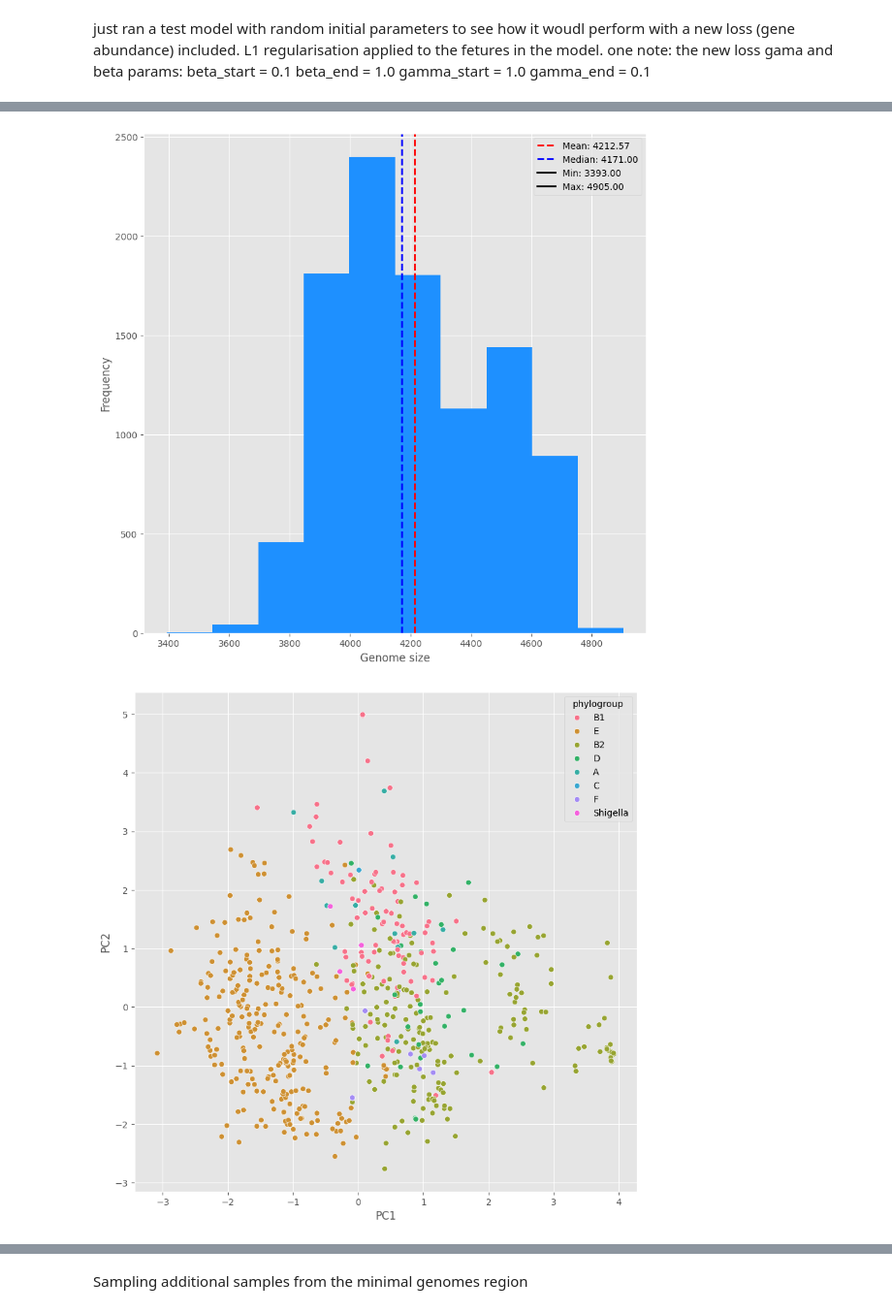
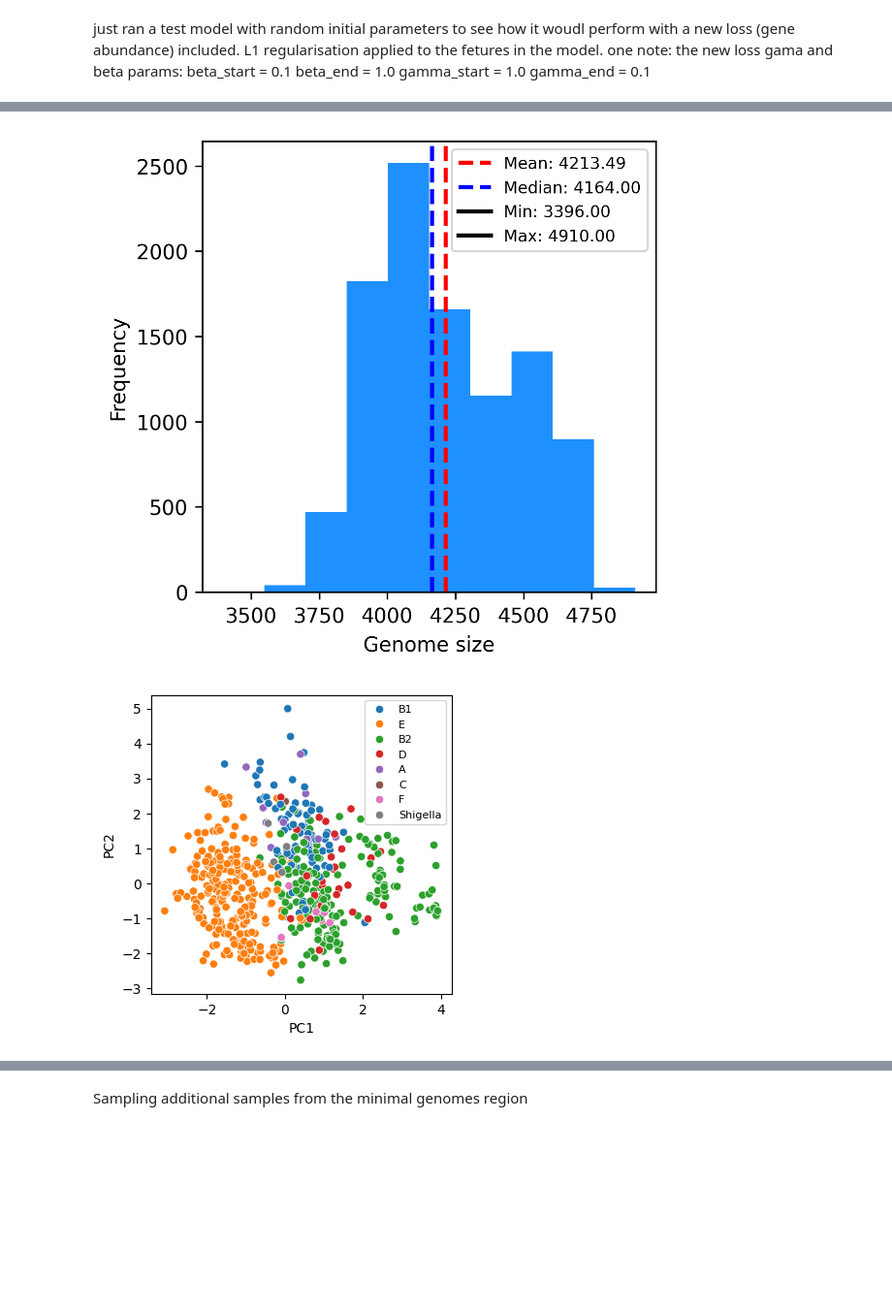
Before and after one commit to stacyshcherbakova/genome-minimiser, a Jupyter notebook: genomes/2_new_loss/main_final_dataset_new_loss.ipynb, the cells around one changed output, grey strips where cells are left out. Shown at 97% size. Cells and saved outputs as stored; diff of their text form; code cells hidden in the pictures; blank space fills up the shorter version.

```diff
--- a/genomes/2_new_loss/main_final_dataset_new_loss.ipynb
+++ b/genomes/2_new_loss/main_final_dataset_new_loss.ipynb
@@ -15,14 +15,14 @@ from sklearn.model_selection import train_test_split
 from directories import *
 from VAE_models.VAE_model import *
 from VAE_models.VAE_model_enhanced import *
-from VAE_models.VAE_model_2 import *
-from VAE_models.VAE_model_single import *
+# from VAE_models.VAE_model_2 import *
+# from VAE_models.VAE_model_single import *
 from training import *
 from extras import *
 from sklearn.decomposition import PCA
 from collections import defaultdict
 
-plt.style.use('ggplot')
+# plt.style.use('ggplot')
 device = torch.device("cuda" if torch.cuda.is_available() else "cpu")
 # %%
 print(f"Current working directory: {current_dir}")
@@ -815,21 +696,23 @@ plot_color = "dodgerblue"
 
 plot_samples_distribution(binary_generated_samples, figure_name, plot_color)
 # %% [output]
-[figure, old version]
+[figure, new version]
 # %%
 latents = get_latent_variables(model, test_loader, device)
 pca = PCA(n_components=2)
 data_pca = pca.fit_transform(latents)
 df_pca = pd.DataFrame(data_pca, columns=['PC1', 'PC2'])
 df_pca['phylogroup'] = test_phylogroups
 
 # Plot the PCA results
-plt.figure(figsize=(10, 10))
+plt.figure(figsize=(4,4))
 sns.scatterplot(x='PC1', y='PC2', hue = df_pca['phylogroup'], data=df_pca)
+handles, labels = plt.gca().get_legend_handles_labels()
+plt.legend(handles, labels, fontsize=8)
 plt.savefig("/Users/anastasiiashcherbakova/git_projects/masters_project/figures/pca_latent_space_visualisation_11_non_linear_annealing.pdf", format="pdf", bbox_inches="tight")
 plt.show()
 # %% [output]
-[figure, old version]
+[figure, new version]
 # %%
 essential_genes_count_per_sample = count_essential_genes(binary_generated_samples, essential_gene_positions)
 # %%
```
Also changed, not shown: parts of 57 cells of this notebook, 14 other files.
